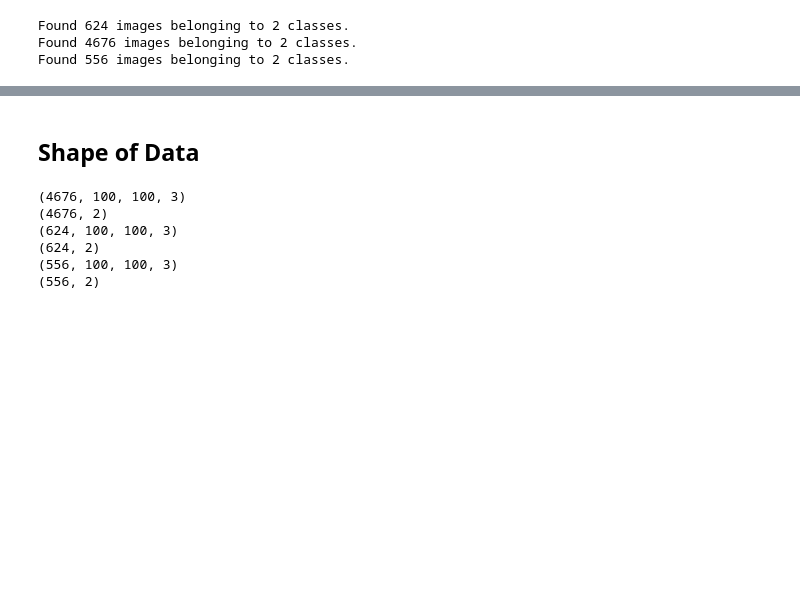
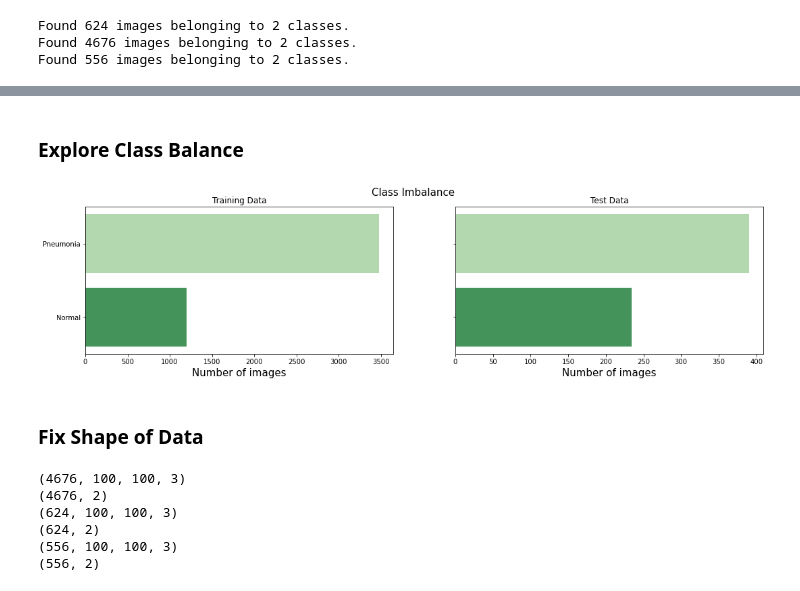
Before and after one commit to aggie2411/Detecting_Pneumonia, a Jupyter notebook: project.ipynb, the cells around one changed output, grey strips where cells are left out. Cells and saved outputs as stored; diff of their text form; code cells hidden in the pictures; blank space fills up the shorter version.

```diff
--- a/project.ipynb
+++ b/project.ipynb
@@ -149,5 +165,24 @@ array_to_img(train_images[1])
+# %% [markdown]
+### Explore Class Balance
+# %%
+fig, axes = plt.subplots(nrows=1, ncols=2, figsize=(18,4), sharey=True)
+
+sns.barplot(x=[len(os.listdir(train_pneumonia)),len(os.listdir(train_normal))],
+            y=[ 'Pneumonia', 'Normal'],
+            palette='Greens', ax=axes[0])
+sns.barplot(x=[len(os.listdir(test_pneumonia)),len(os.listdir(test_normal))],
+            y=[ 'Pneumonia', 'Normal'],
+            palette='Greens',ax=axes[1])
+axes[1].set_xlabel('Number of images', fontsize=15)
+axes[0].set_xlabel('Number of images', fontsize=15)
+axes[1].set_title('Test Data')
+axes[0].set_title('Training Data')
+fig.suptitle('Class Imbalance', fontsize=15)
+fig.savefig('figures/classimbalance.png', bbox_inches='tight')
+# %% [output]
+[figure, added]
 # %% [markdown]
-## Shape of Data
+### Fix Shape of Data
 # %%
 print(np.shape(train_images))
 print(np.shape(train_labels))
```
Also changed, not shown: parts of 12 cells of this notebook, 2 other files.
